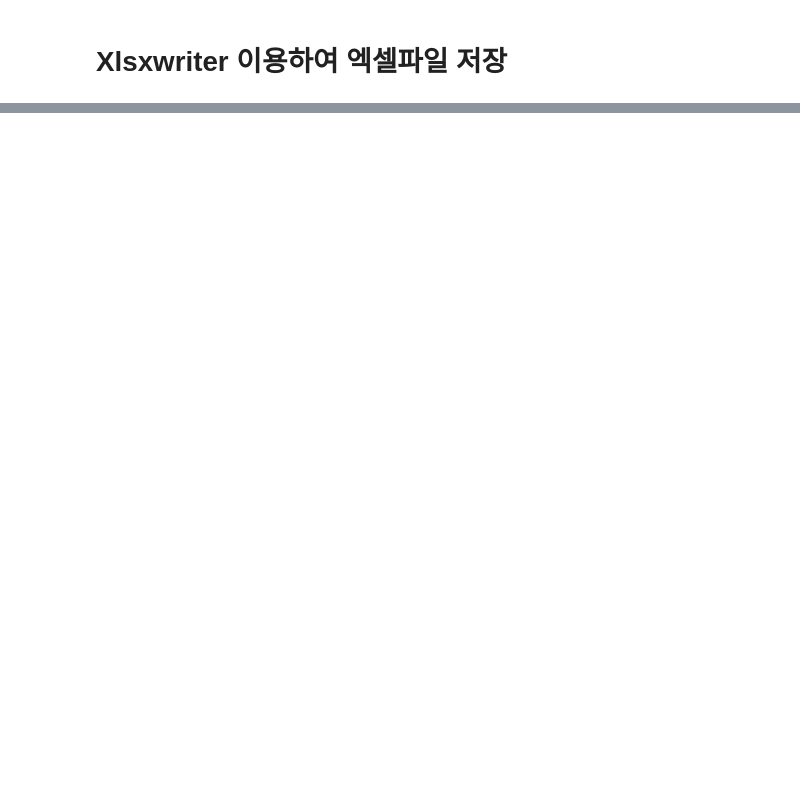
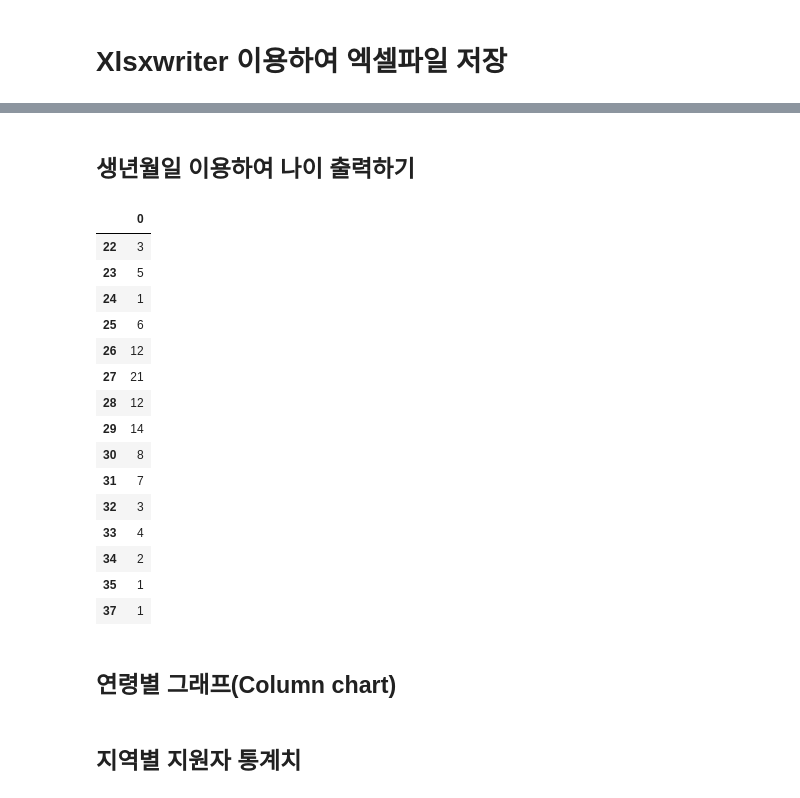
Before and after one commit to dkdlel6887/codingtest_preparing, a Jupyter notebook: xlsxwriter_study/xlsxwriter_06.ipynb, the cells around one changed output, grey strips where cells are left out. Saved outputs shown, nothing was run; the diff lists cells and outputs as text; code cells hidden in the pictures; blank space fills up the shorter version.

```diff
--- a/xlsxwriter_study/xlsxwriter_06.ipynb
+++ b/xlsxwriter_study/xlsxwriter_06.ipynb
@@ -366,5 +366,5 @@ functions = [
     MilitaryInfo,
     LanguageInfo
 ]
-for function in functions:
-    print(function(splitdata))
+#for function in functions:
+#   print(function(splitdata))
@@ -1323,0 +1584,40 @@ TypeError: Unsupported type <class 'list'> in write()
+# %% [markdown]
+## 생년월일 이용하여 나이 출력하기
+# %%
+from datetime import datetime
+
+#현재 연도
+year = datetime.today().year
+#나이
+ages = []
+for i in range(len(df['생년월일'])):
+    age = year - int(df['생년월일'][i][:4])
+    ages.append(age)
+
+ages = pd.DataFrame(ages)
+#연령별 중복값 확인(인원수)
+age_count = ages[0].value_counts()
+age_count = pd.DataFrame(age_count)
+age_count
+
+age_count = age_count.sort_index()  # (ascending = False) >>> 내림차순
+age_count
+# %% [output]
+|  | 0 |
+| 22 | 3 |
+| 23 | 5 |
+| 24 | 1 |
+| 25 | 6 |
+| 26 | 12 |
+| 27 | 21 |
+| 28 | 12 |
+| 29 | 14 |
+| 30 | 8 |
+| 31 | 7 |
+| 32 | 3 |
+| 33 | 4 |
+| 34 | 2 |
+| 35 | 1 |
+| 37 | 1 |
+# %% [markdown]
+## 연령별 그래프(Column chart)
@@ -1323,0 +1726,2 @@ TypeError: Unsupported type <class 'list'> in write()
+# %% [markdown]
+## 지역별 지원자 통계치
```
Also changed, not shown: parts of 13 cells of this notebook, 2 other files.
